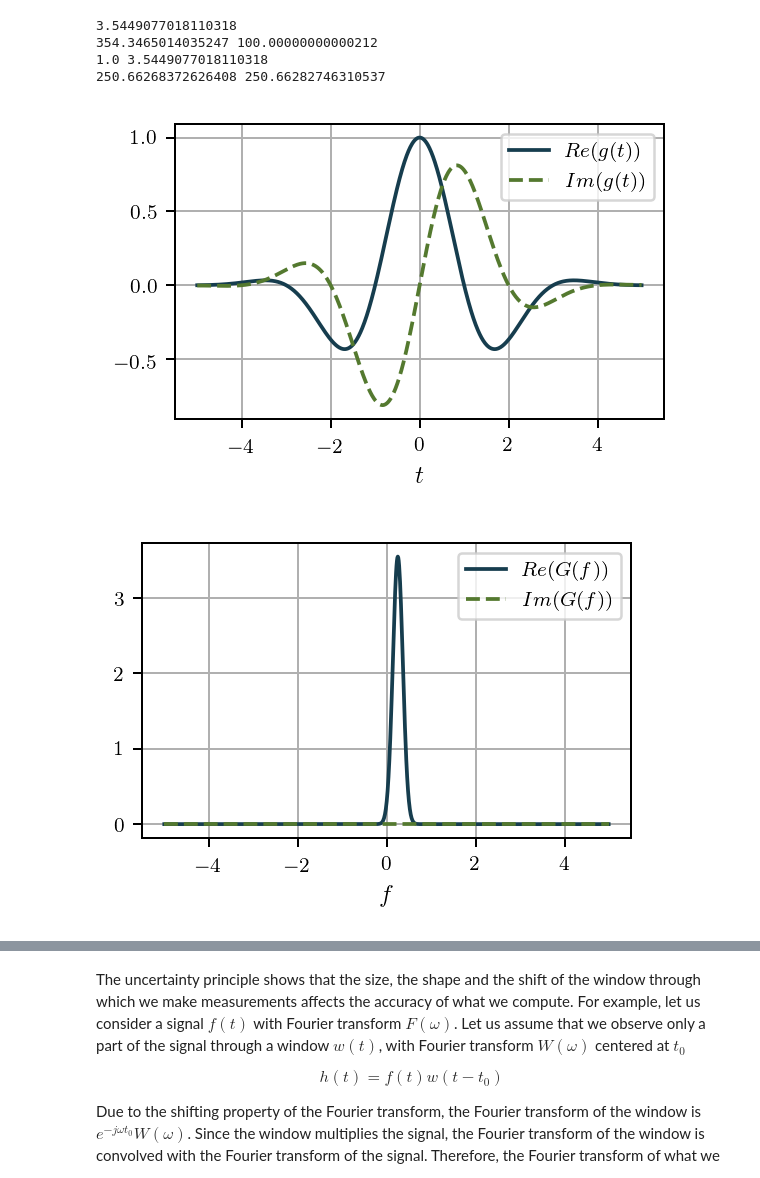
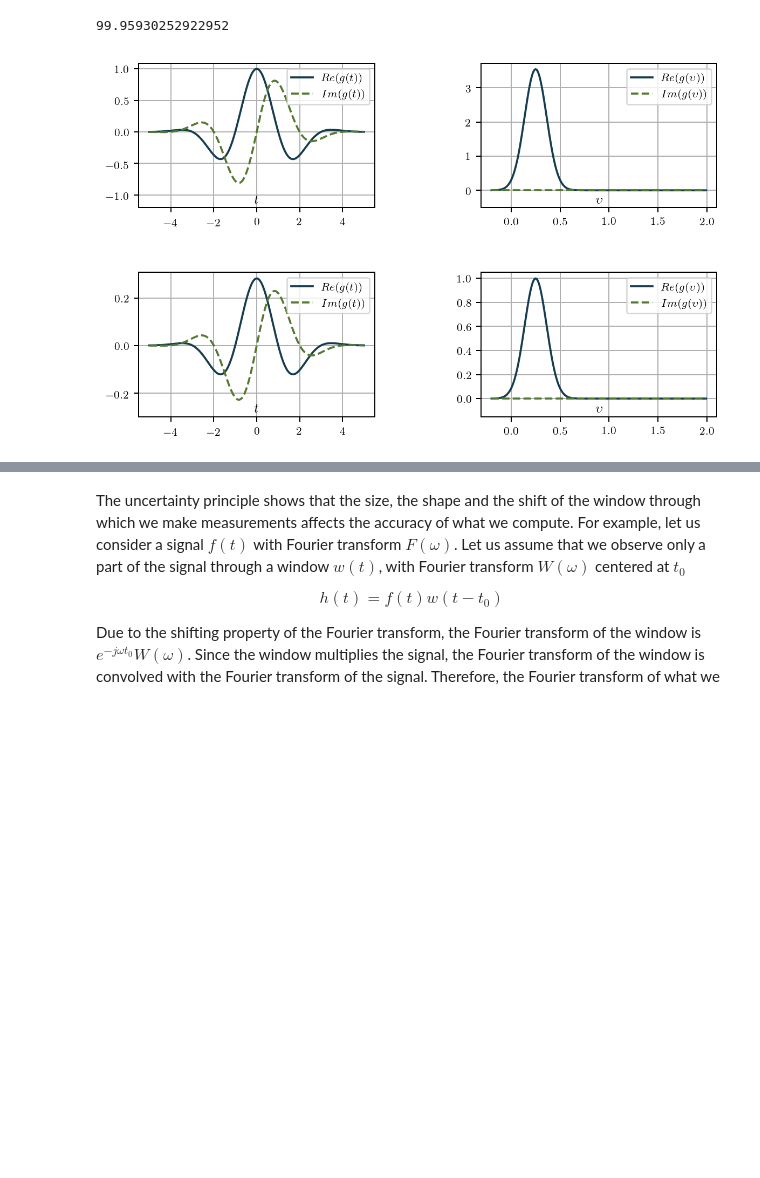
Before and after one commit to CVMethods/thesis_notebooks, a Jupyter notebook: Image spectral decomposition for texture analysis.ipynb, the cells around one changed output, grey strips where cells are left out. Drawn from its saved outputs; the diff is of its cells as text; code cells hidden in the pictures; blank space fills up the shorter version.

Commit message:
Beginning of the description of the spacing between the Gabor filters
Description and development  of the octave spacing between filters and the crossing points between adjacent filters in a bank

```diff
--- a/Image spectral decomposition for texture analysis.ipynb
+++ b/Image spectral decomposition for texture analysis.ipynb
@@ -267,48 +310,56 @@ The equations \eqref{eq:gabor_function_1d_time}} and \eqref{eq:gabor_function_1d
 # %%
 t = np.arange(-5, 5, 0.01)
-f = np.arange(-5, 5, 0.01)
-f_0 = 1/4.
+u = np.arange(-0.2, 2, 0.01)
+f = 1/4.
 t_0 = 0.
 alpha = 0.5
 
+norm_const = np.sqrt(alpha**2/np.pi)
 
 gauss_t = np.exp(- alpha**2 * (t-t_0) **2)
-gt = gauss_t * np.exp(1j* 2 *np.pi * f_0 * t)
+gt = gauss_t * np.exp(1j* 2 *np.pi * f * t)
 
-gauss_f = np.exp(- (np.pi/alpha)**2 * (f-f_0)**2)
-gf = gauss_f * np.exp(-1j* 2*np.pi * (f-f_0) * t_0)
+gauss_f = np.exp(- (np.pi/alpha)**2 * (u-f)**2)
+gf = gauss_f #* np.exp(-1j* 2*np.pi * (u-f) * t_0)
 gf *= np.sqrt(np.pi/alpha**2)
 
-print np.sqrt(np.pi/alpha**2)
-plt.figure(figsize=set_size(width=width_pt, fraction=0.5), dpi=180)
-# plt.plot(t, gauss, lw=4, c=plt.cm.cubehelix(0.6))
-plt.plot(t, gt.real, c=plt.cm.cubehelix(0.2))
-plt.plot(t, gt.imag, '--', c=plt.cm.cubehelix(0.4))
-plt.grid()
-plt.legend((r'$Re(g(t))$', r'$Im(g(t))$'), loc='upper right')
-plt.xlabel(r'$t$')
-# plt.ylabel(r'$g(t)$')
-# plt.savefig(outdir + 'GaborFilter_time_1d.pdf', format='pdf', bbox_inches='tight')
 
+gt_norm = gt * norm_const
+gf_norm = gf * norm_const
 
-plt.figure(figsize=set_size(width=width_pt, fraction=0.5), dpi=180)
-# plt.plot(f, np.fft.fftshift(np.fft.fft(gt)), c=plt.cm.cubehelix(0))
-plt.plot(f, gf.real, c=plt.cm.cubehelix(0.2))
-plt.plot(f, gf.imag, '--', c=plt.cm.cubehelix(0.4))
-plt.grid()
-plt.xlabel(r'$f$')
-# plt.ylabel(r'$G(f)$')
-plt.legend((r'$Re(G(f))$', r'$Im(G(f))$'), loc='upper right')
-# plt.savefig(outdir + 'GaborFilter_freq_1d.pdf', format='pdf', bbox_inches='tight')
+print np.abs(gt_norm).sum()
+fig, ax = plt.subplots(2, 2, figsize=set_size(width_pt, subplots=(2, 2)), dpi=180)
 
+ax[0, 0].plot(t, gt.real, c=plt.cm.cubehelix(0.2))
+ax[0, 0].plot(t, gt.imag, '--', c=plt.cm.cubehelix(0.4))
+ax[0, 0].grid()
+ax[0, 0].legend((r'$Re(g(t))$', r'$Im(g(t))$'), loc='upper right')
+ax[0, 0].set_ylim(-1.2, )
+ax[0, 0].set_xlabel(r'$t$', labelpad=-25)
 
-print np.abs(gt).sum(), np.abs(gf).sum()
-print np.abs(gt).max(), np.abs(gf).max()
-print (np.abs(gt)**2).sum(), (np.abs(gf)**2).sum()
+ax[0, 1].plot(u, gf.real, c=plt.cm.cubehelix(0.2))
+ax[0, 1].plot(u, gf.imag, '--', c=plt.cm.cubehelix(0.4))
+ax[0, 1].grid()
+ax[0, 1].legend((r'$Re(g(\upsilon))$', r'$Im(g(\upsilon))$'), loc='upper right')
+ax[0, 1].set_ylim(-0.5, )
+ax[0, 1].set_xlabel(r'$\upsilon$', labelpad=-25)
+
+ax[1, 0].plot(t, gt_norm.real, c=plt.cm.cubehelix(0.2))
+ax[1, 0].plot(t, gt_norm.imag, '--', c=plt.cm.cubehelix(0.4))
+ax[1, 0].grid()
+ax[1, 0].legend((r'$Re(g(t))$', r'$Im(g(t))$'), loc='upper right')
+ax[1, 0].set_ylim(-0.3, )
+ax[1, 0].set_xlabel(r'$t$', labelpad=-25)
+
+ax[1, 1].plot(u, gf_norm.real, c=plt.cm.cubehelix(0.2))
+ax[1, 1].plot(u, gf_norm.imag, '--', c=plt.cm.cubehelix(0.4))
+ax[1, 1].grid()
+ax[1, 1].legend((r'$Re(g(\upsilon))$', r'$Im(g(\upsilon))$'), loc='upper right')
+ax[1, 1].set_ylim(-0.15, )
+ax[1, 1].set_xlabel(r'$\upsilon$', labelpad=-25)
+
+fig.subplots_adjust(top=0.92, bottom=0.08, left=0.10, right=0.95, hspace=0.45, wspace=0.45)
+# plt.savefig(outdir + 'GaborFilter_timefreq_1d_norm_efect.pdf', format='pdf', bbox_inches='tight')
 # %% [output]
-3.5449077018110318
-354.3465014035247 100.00000000000212
-1.0 3.5449077018110318
-250.66268372626408 250.66282746310537
+99.95930252922952
-[figure, old version]
+[figure, new version]
-[figure, removed]
```
Also changed, not shown: parts of 20 cells of this notebook, 2 other files.
